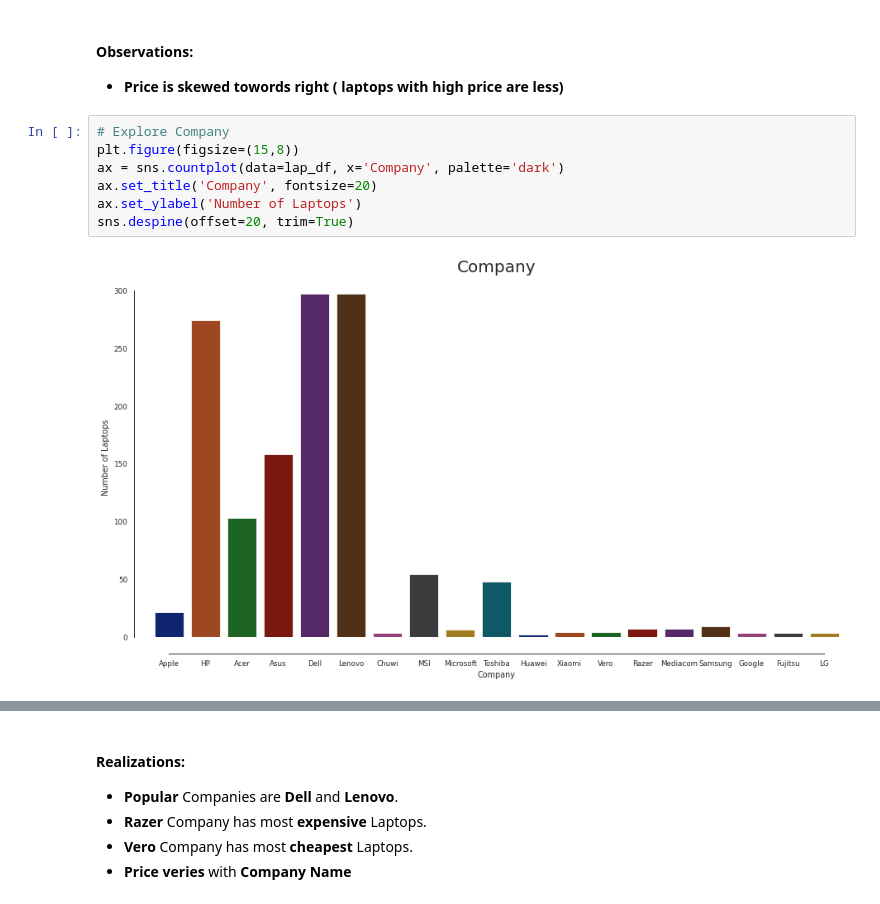
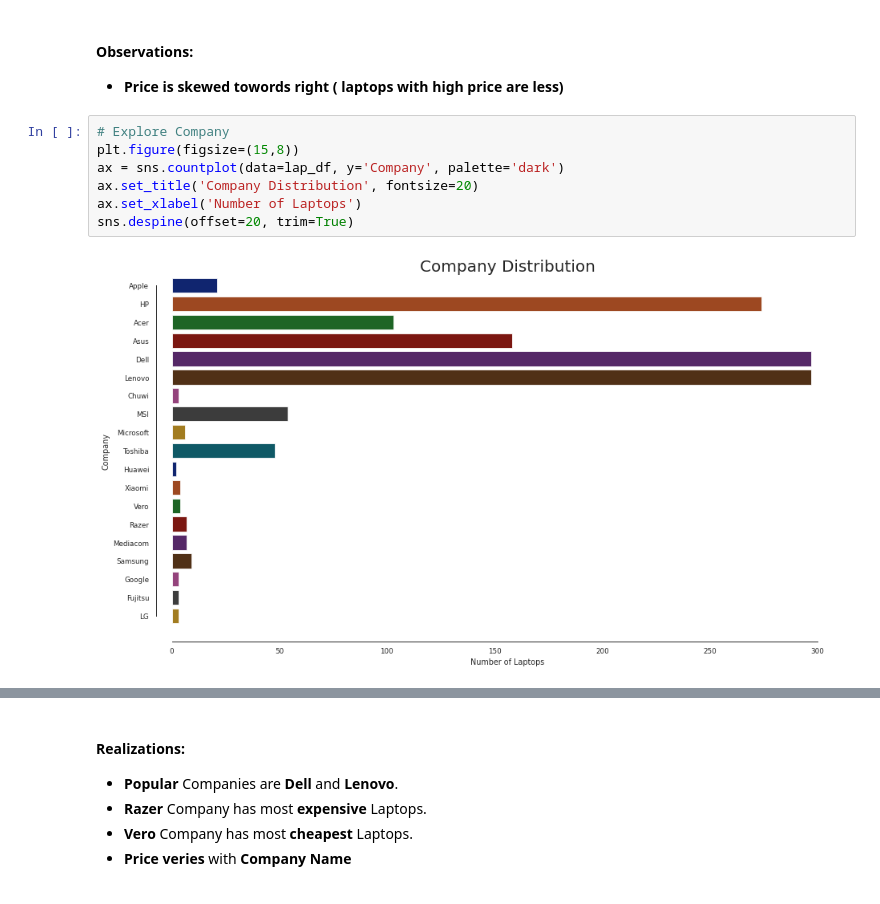
Before and after one commit to mebi-ali/Laptop_Price_Predictor, a Jupyter notebook: laptop-price-predictor.ipynb, the cells around one changed output, grey strips where cells are left out. Drawn from its saved outputs; the diff is of its cells as text.

```diff
--- a/laptop-price-predictor.ipynb
+++ b/laptop-price-predictor.ipynb
@@ -235,12 +236,12 @@ sns.despine(offset=5, trim=True)
 # %%
 # Explore Company
 plt.figure(figsize=(15,8))
-ax = sns.countplot(data=lap_df, x='Company', palette='dark')
-ax.set_title('Company', fontsize=20)
-ax.set_ylabel('Number of Laptops')
+ax = sns.countplot(data=lap_df, y='Company', palette='dark')
+ax.set_title('Company Distribution', fontsize=20)
+ax.set_xlabel('Number of Laptops')
 sns.despine(offset=20, trim=True)
 # %% [output]
-[figure, old version]
+[figure, new version]
 # %%
 # Explore Company
 plt.figure(figsize=(10,8))
```
Also changed, not shown: parts of 20 cells of this notebook.
